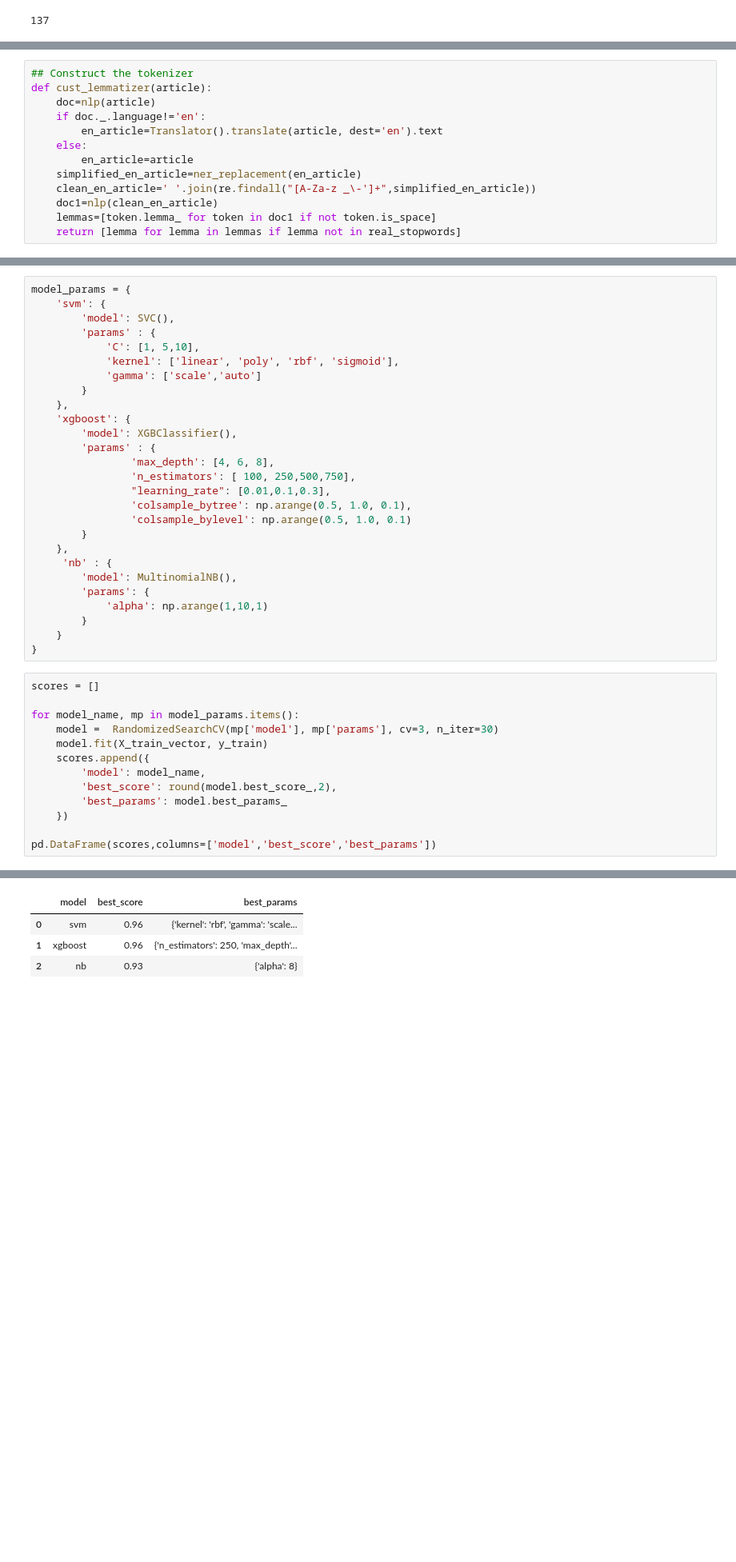
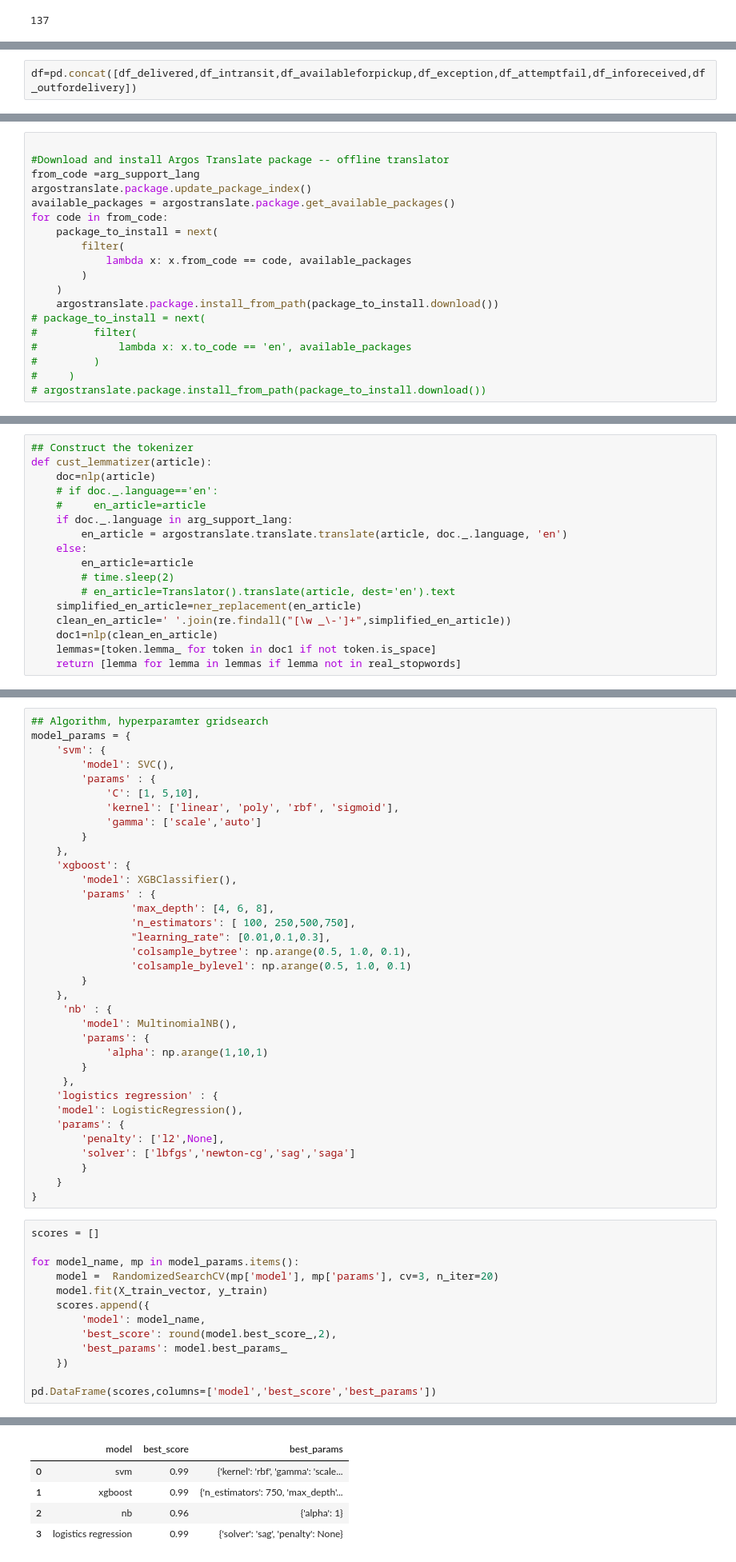
Before and after one commit to leftpaulx/Shipping-Status-Classifier, a Jupyter notebook: shipping_status_classifier.ipynb, the cells around one changed output, grey strips where cells are left out. Shown at 80% size. Saved outputs shown, nothing was run; the diff lists cells and outputs as text; blank space fills up the shorter version.

```diff
--- a/shipping_status_classifier.ipynb
+++ b/shipping_status_classifier.ipynb
@@ -54,3 +89,5 @@ df=df[~df['message'].isin(dup_message)]
+# %%
+df=pd.concat([df_delivered,df_intransit,df_availableforpickup,df_exception,df_attemptfail,df_inforeceived,df_outfordelivery])
 # %%
 sns.countplot(data=df,x='tag')
 plt.xticks(rotation=90)
@@ -117,0 +186,19 @@ ner_replacement('The parcel has been delivered. Signed by Mass')
+# %%
+
+#Download and install Argos Translate package -- offline translator
+from_code =arg_support_lang
+argostranslate.package.update_package_index()
+available_packages = argostranslate.package.get_available_packages()
+for code in from_code:
+    package_to_install = next(
+        filter(
+            lambda x: x.from_code == code, available_packages
+        )
+    )
+    argostranslate.package.install_from_path(package_to_install.download())
+# package_to_install = next(
+#         filter(
+#             lambda x: x.to_code == 'en', available_packages
+#         )
+#     )
+# argostranslate.package.install_from_path(package_to_install.download())
@@ -119,12 +209,16 @@ ner_replacement('The parcel has been delivered. Signed by Mass')
 ## Construct the tokenizer
 def cust_lemmatizer(article):
     doc=nlp(article)
-    if doc._.language!='en':
-        en_article=Translator().translate(article, dest='en').text
+    # if doc._.language=='en':
+    #     en_article=article
+    if doc._.language in arg_support_lang:
+        en_article = argostranslate.translate.translate(article, doc._.language, 'en')
     else:
         en_article=article
+        # time.sleep(2)
+        # en_article=Translator().translate(article, dest='en').text
     simplified_en_article=ner_replacement(en_article)
-    clean_en_article=' '.join(re.findall("[A-Za-z _\-']+",simplified_en_article))
+    clean_en_article=' '.join(re.findall("[\w _\-']+",simplified_en_article))
     doc1=nlp(clean_en_article)
     lemmas=[token.lemma_ for token in doc1 if not token.is_space]
     return [lemma for lemma in lemmas if lemma not in real_stopwords]
@@ -172,4 +258,5 @@ from sklearn.svm import SVC
 # %%
+## Algorithm, hyperparamter gridsearch
 model_params = {
     'svm': {
         'model': SVC(),
@@ -194,13 +281,20 @@ model_params = {
         'params': {
             'alpha': np.arange(1,10,1)
         }
+     },
+    'logistics regression' : {
+    'model': LogisticRegression(),
+    'params': {
+        'penalty': ['l2',None],
+        'solver': ['lbfgs','newton-cg','sag','saga']
+        }
     }
 }
 # %%
 scores = []
 
 for model_name, mp in model_params.items():
-    model =  RandomizedSearchCV(mp['model'], mp['params'], cv=3, n_iter=30)
+    model =  RandomizedSearchCV(mp['model'], mp['params'], cv=3, n_iter=20)
     model.fit(X_train_vector, y_train)
     scores.append({
         'model': model_name,
@@ -213,5 +324,6 @@ pd.DataFrame(scores,columns=['model','best_score','best_params'])
 |  | model | best_score | best_params |
-| 0 | svm | 0.96 | {'kernel': 'rbf', 'gamma': 'scale... |
-| 1 | xgboost | 0.96 | {'n_estimators': 250, 'max_depth'... |
-| 2 | nb | 0.93 | {'alpha': 8} |
+| 0 | svm | 0.99 | {'kernel': 'rbf', 'gamma': 'scale... |
+| 1 | xgboost | 0.99 | {'n_estimators': 750, 'max_depth'... |
+| 2 | nb | 0.96 | {'alpha': 1} |
+| 3 | logistics regression | 0.99 | {'solver': 'sag', 'penalty': None} |
 # %%
```
Also changed, not shown: parts of 38 cells of this notebook.
